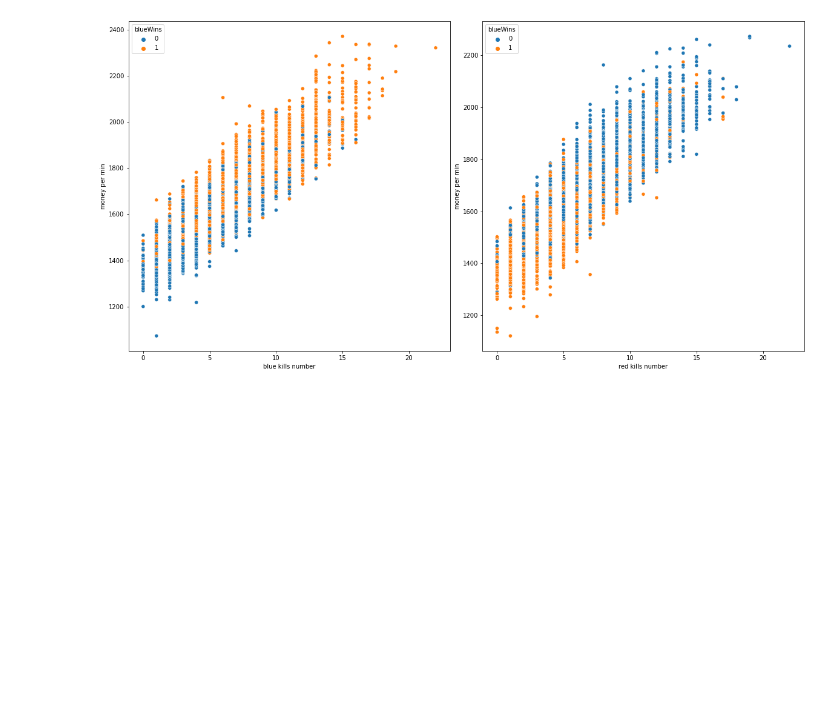
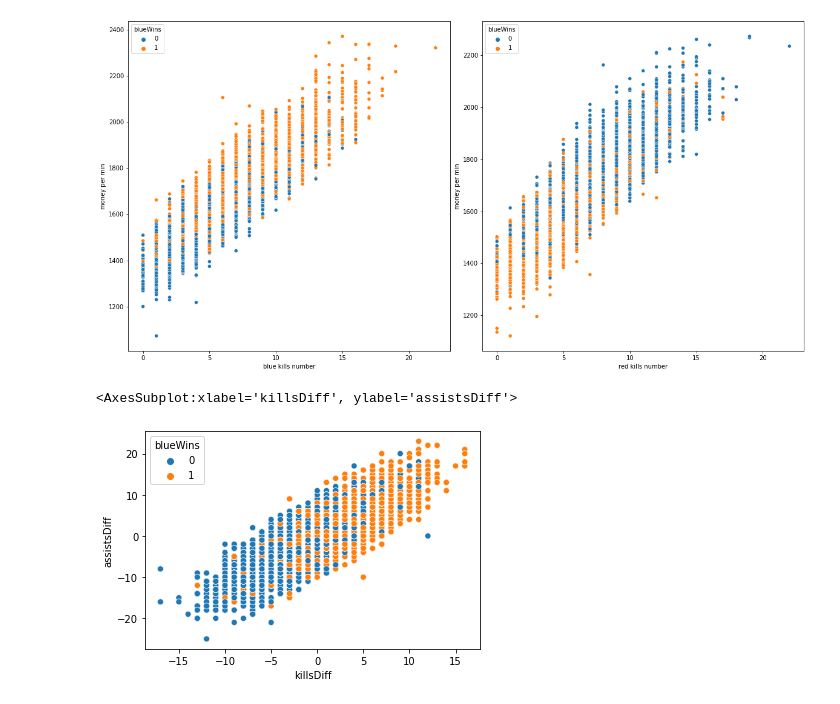
Before and after one commit to COGS118A/Group034-Sp22, a Jupyter notebook: EDA.ipynb, the cells around one changed output. Cells and saved outputs as stored; diff of their text form; code cells hidden in the pictures; blank space fills up the shorter version.

```diff
--- a/EDA.ipynb
+++ b/EDA.ipynb
@@ -70,3 +82,15 @@ axes[1].set_ylabel('money per min')
 # %% [output]
 Text(0, 0.5, 'money per min')
 [figure]
+# %%
+Dimond_rank = pd.read_csv('high_diamond_ranked_10min.csv')
+Dimond_rank['killsDiff'] = Dimond_rank['blueKills'] - Dimond_rank['redKills']
+Dimond_rank['assistsDiff'] = Dimond_rank['blueAssists'] - Dimond_rank['redAssists']
+Dimond_rank['MinionskilledDiff'] = Dimond_rank['blueTotalMinionsKilled'] -  Dimond_rank['redTotalMinionsKilled']
+Dimond_rank['EliteDiff'] = Dimond_rank['blueEliteMonsters'] - Dimond_rank['redEliteMonsters']
+Dimond_rank['towerDiff'] = Dimond_rank['blueTowersDestroyed'] - Dimond_rank['redTowersDestroyed']
+# %%
+sns.scatterplot(x='killsDiff', y='assistsDiff', hue='blueWins', data=Dimond_rank)
+# %% [output]
+<AxesSubplot:xlabel='killsDiff', ylabel='assistsDiff'>
+[figure, added]
```
Also changed, not shown: parts of 5 cells of this notebook.
